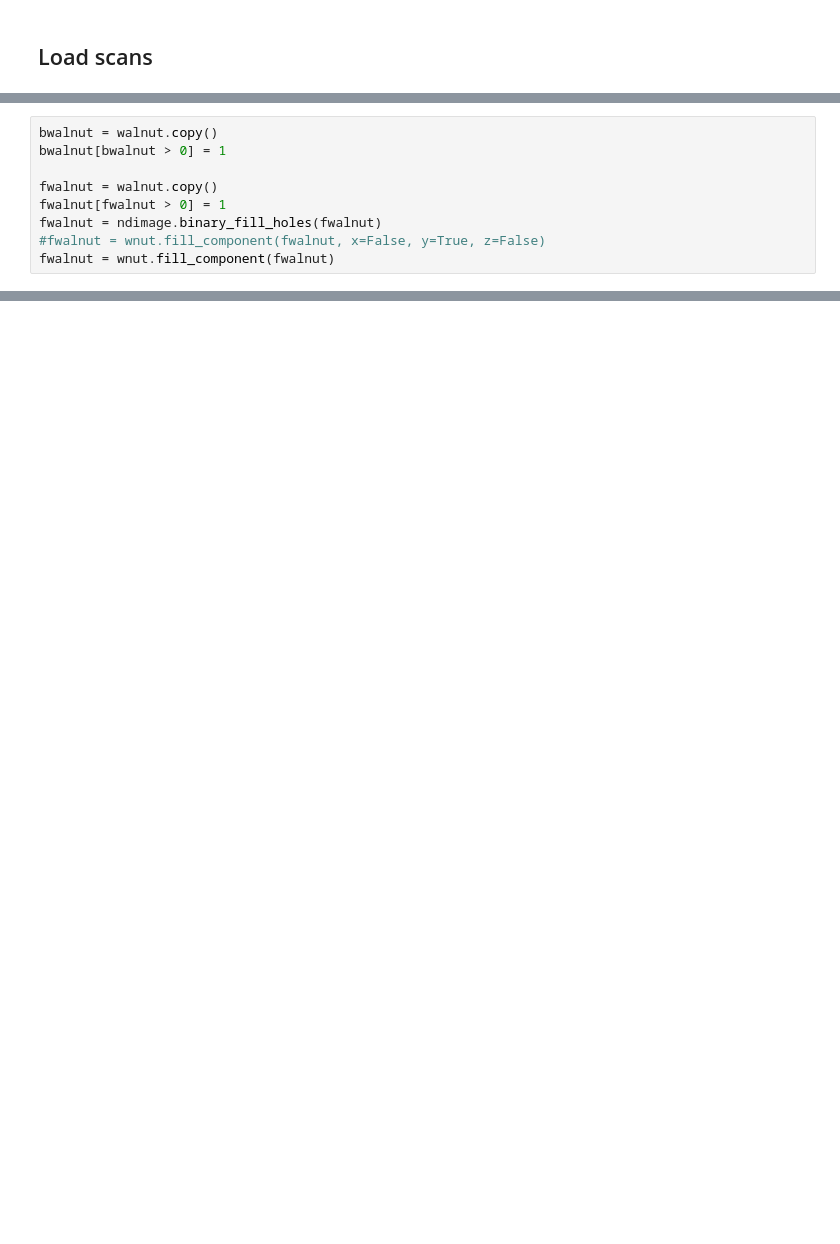
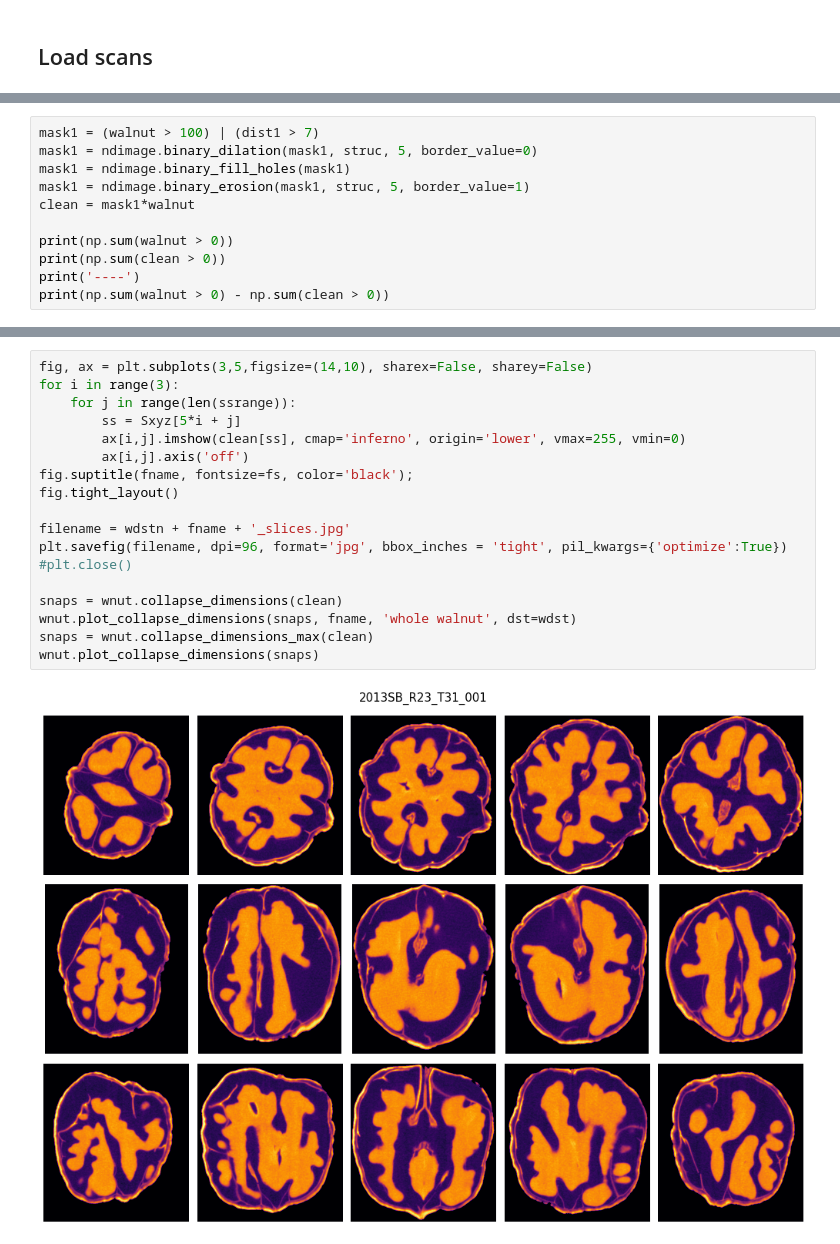
Before and after one commit to amezqui3/walnut_tda, a Jupyter notebook: jupyter/02_density_normalization.ipynb, the cells around one changed output, grey strips where cells are left out. Cells and saved outputs as stored; diff of their text form; blank space fills up the shorter version.

```diff
--- a/jupyter/02_density_normalization.ipynb
+++ b/jupyter/02_density_normalization.ipynb
@@ -209,10 +203,12 @@ print(walnut.shape)
 # %%
-bwalnut = walnut.copy()
-bwalnut[bwalnut > 0] = 1
+mask1 = (walnut > 100) | (dist1 > 7)
+mask1 = ndimage.binary_dilation(mask1, struc, 5, border_value=0)
+mask1 = ndimage.binary_fill_holes(mask1)
+mask1 = ndimage.binary_erosion(mask1, struc, 5, border_value=1)
+clean = mask1*walnut
 
-fwalnut = walnut.copy()
-fwalnut[fwalnut > 0] = 1
-fwalnut = ndimage.binary_fill_holes(fwalnut)
-#fwalnut = wnut.fill_component(fwalnut, x=False, y=True, z=False)
-fwalnut = wnut.fill_component(fwalnut)
+print(np.sum(walnut > 0))
+print(np.sum(clean > 0))
+print('----')
+print(np.sum(walnut > 0) - np.sum(clean > 0))
 # %% [output]
@@ -227,0 +237,20 @@ walnut[diff > 0] = 1
+# %%
+fig, ax = plt.subplots(3,5,figsize=(14,10), sharex=False, sharey=False)
+for i in range(3):
+    for j in range(len(ssrange)):
+        ss = Sxyz[5*i + j]
+        ax[i,j].imshow(clean[ss], cmap='inferno', origin='lower', vmax=255, vmin=0)
+        ax[i,j].axis('off')
+fig.suptitle(fname, fontsize=fs, color='black');
+fig.tight_layout()
+
+filename = wdstn + fname + '_slices.jpg'
+plt.savefig(filename, dpi=96, format='jpg', bbox_inches = 'tight', pil_kwargs={'optimize':True})
+#plt.close()
+
+snaps = wnut.collapse_dimensions(clean)
+wnut.plot_collapse_dimensions(snaps, fname, 'whole walnut', dst=wdst)
+snaps = wnut.collapse_dimensions_max(clean)
+wnut.plot_collapse_dimensions(snaps)
+# %% [output]
+[figure, added]
```
Also changed, not shown: parts of 23 cells of this notebook, 10 other files.
